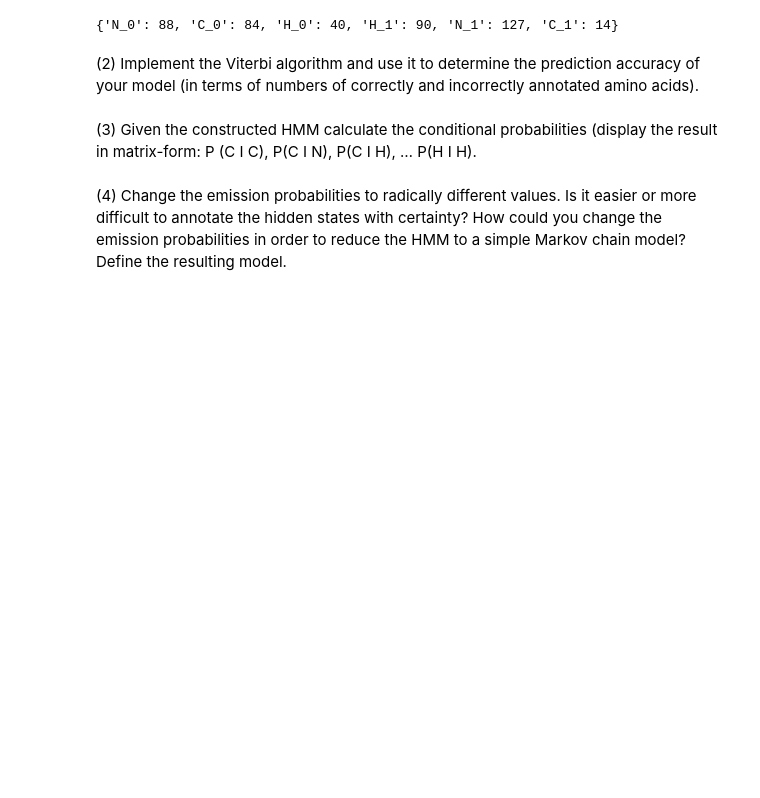
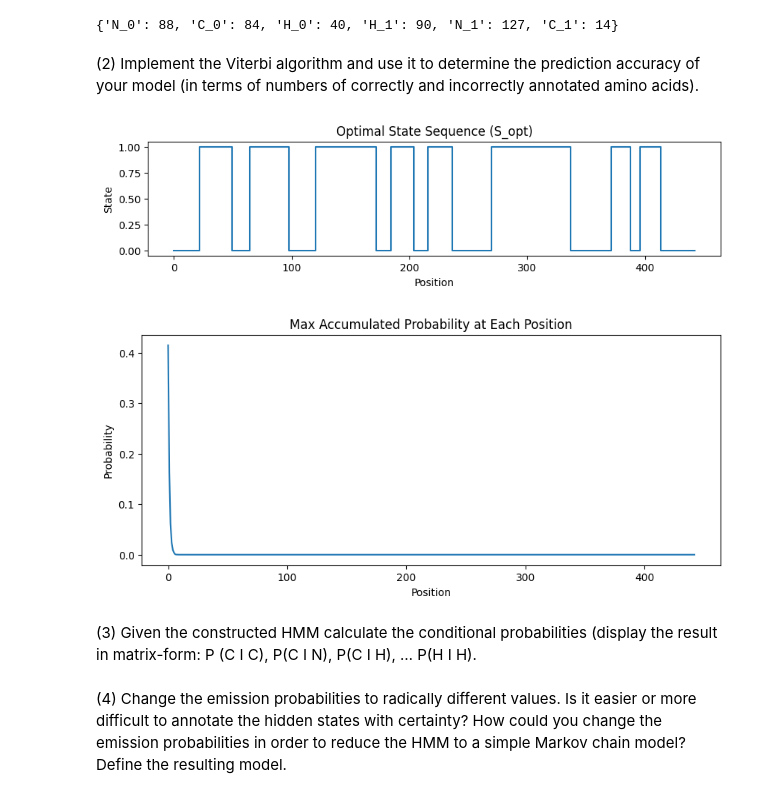
Before and after one commit to salernoelia/V5-2_secondary_structure_prediction, a Jupyter notebook: main.ipynb, the cells around one changed output. Drawn from its saved outputs; the diff is of its cells as text; code cells hidden in the pictures; blank space fills up the shorter version.

```diff
--- a/main.ipynb
+++ b/main.ipynb
@@ -121,3 +134,50 @@ annotated amino acids).
+# %%
+# transition matrix: A
+A = np.zeros((len(states), len(states)))
+for s_from in states:
+    total = sum(st_count.get(s_from + s_to, 0) for s_to in states)
+    for s_to in states:
+        A[state_to_idx[s_from], state_to_idx[s_to]] = st_count.get(s_from + s_to, 0) / total if total > 0 else 0
+
+# state distribution: C
+C = np.zeros(len(states))
+C[state_to_idx[status_transmembrane[0]]] = 1.0
+
+# emission matrix: B
+B = np.zeros((len(states), len(observations)))
+for s in states:
+    total = sum(hmm_emission_prob.get(o + '_' + s, 0) for o in observations)
+    for o in observations:
+        B[state_to_idx[s], obs_to_idx[o]] = hmm_emission_prob.get(o + '_' + s, 0) / total if total > 0 else 0
+
+# observation sequence: O
+O = np.array([obs_to_idx[o] for o in protein_sequence])
+# %%
+from viterbi import viterbi
+
+pred_acc = viterbi(A, C, B, O)
+# %%
+S_opt, D, E = pred_acc
+
+# Plot the optimal state sequence
+plt.figure(figsize=(10, 2))
+plt.plot(S_opt, drawstyle='steps-mid')
+plt.title('Optimal State Sequence (S_opt)')
+plt.xlabel('Position')
+plt.ylabel('State')
+plt.show()
+
+# Plot the accumulated probability matrix for the most likely state at each position
+plt.figure(figsize=(10, 4))
+plt.plot(np.max(D, axis=0))
+plt.title('Max Accumulated Probability at Each Position')
+plt.xlabel('Position')
+plt.ylabel('Probability')
+plt.ylim(bottom=0)  # Ensure y-axis starts at 0 for clarity
+plt.show()
+# %% [output]
+[figure, added]
+[figure, added]
 # %% [markdown]
 (3) Given the constructed HMM calculate the conditional probabilities (display
 the result in matrix-form: P (C I C), P(C I N), P(C I H), … P(H I H).
```
Also changed, not shown: parts of 5 cells of this notebook, 4 other files.
